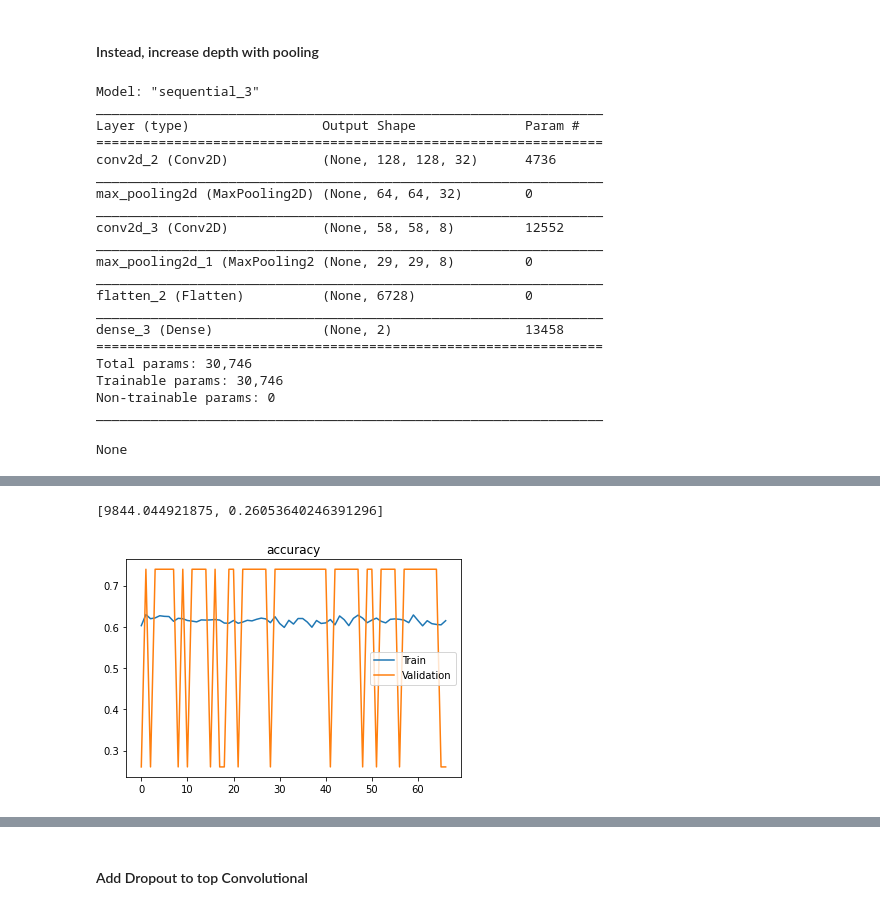
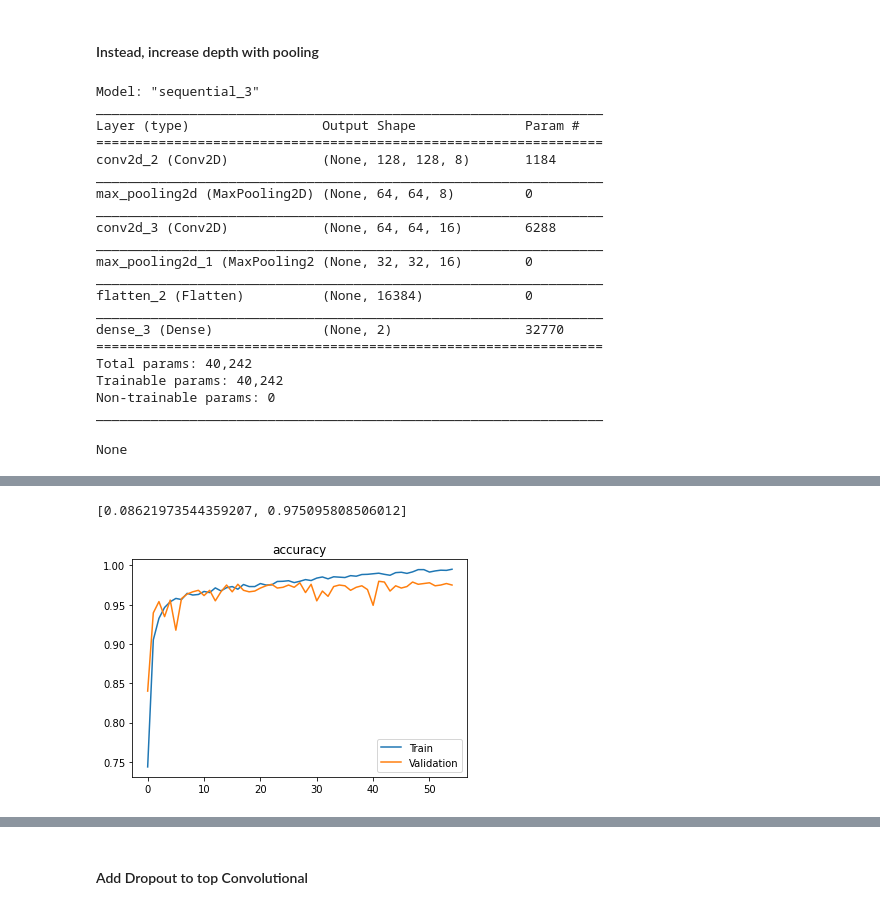
Before and after one commit to sethnlewis/X-Ray-Image-Classification, a Jupyter notebook: notebooks/eda-kaggle-v2.ipynb, the cells around one changed output, grey strips where cells are left out. Drawn from its saved outputs; the diff is of its cells as text; code cells hidden in the pictures.

```diff
--- a/notebooks/eda-kaggle-v2.ipynb
+++ b/notebooks/eda-kaggle-v2.ipynb
@@ -46,7 +64,8 @@ else:
 BATCH_SIZE = 1349+3883
 TARGET_SIZE = 128
 
-generator = ImageDataGenerator()
+
+generator = ImageDataGenerator(rescale=1/255)
 gen_train = generator.flow_from_directory(directory=path_train,
                                           target_size=(TARGET_SIZE, TARGET_SIZE),
                                           batch_size=BATCH_SIZE,
@@ -246,7 +265,7 @@ None
 #### Instead, increase depth with pooling
 # %%
 model = Sequential()
-model.add(Conv2D(32,
+model.add(Conv2D(8,
                  kernel_size=7,
                  input_shape=(TARGET_SIZE, TARGET_SIZE, 3),
                  activation='relu',
@@ -254,9 +273,10 @@ model.add(Conv2D(32,
 
 model.add(MaxPooling2D(pool_size=(2, 2)))
 
-model.add(Conv2D(8,
+model.add(Conv2D(16,
                  kernel_size=7,
-                 input_shape=(TARGET_SIZE, TARGET_SIZE, 3)))
+                 activation='relu',
+                 padding='same'))
 
 model.add(MaxPooling2D(pool_size=(2, 2)))
 
@@ -289,20 +309,20 @@ Model: "sequential_3"
 _________________________________________________________________
 Layer (type)                 Output Shape              Param #
 =================================================================
-conv2d_2 (Conv2D)            (None, 128, 128, 32)      4736
+conv2d_2 (Conv2D)            (None, 128, 128, 8)       1184
 _________________________________________________________________
-max_pooling2d (MaxPooling2D) (None, 64, 64, 32)        0
+max_pooling2d (MaxPooling2D) (None, 64, 64, 8)         0
 _________________________________________________________________
-conv2d_3 (Conv2D)            (None, 58, 58, 8)         12552
+conv2d_3 (Conv2D)            (None, 64, 64, 16)        6288
 _________________________________________________________________
-max_pooling2d_1 (MaxPooling2 (None, 29, 29, 8)         0
+max_pooling2d_1 (MaxPooling2 (None, 32, 32, 16)        0
 _________________________________________________________________
-flatten_2 (Flatten)          (None, 6728)              0
+flatten_2 (Flatten)          (None, 16384)             0
 _________________________________________________________________
-dense_3 (Dense)              (None, 2)                 13458
+dense_3 (Dense)              (None, 2)                 32770
 =================================================================
-Total params: 30,746
-Trainable params: 30,746
+Total params: 40,242
+Trainable params: 40,242
 Non-trainable params: 0
 _________________________________________________________________
 None
@@ -310,2 +330,2 @@ None
-[9844.044921875, 0.26053640246391296]
+[0.08621973544359207, 0.975095808506012]
-[figure, old version]
+[figure, new version]
```
Also changed, not shown: parts of 14 cells of this notebook.
